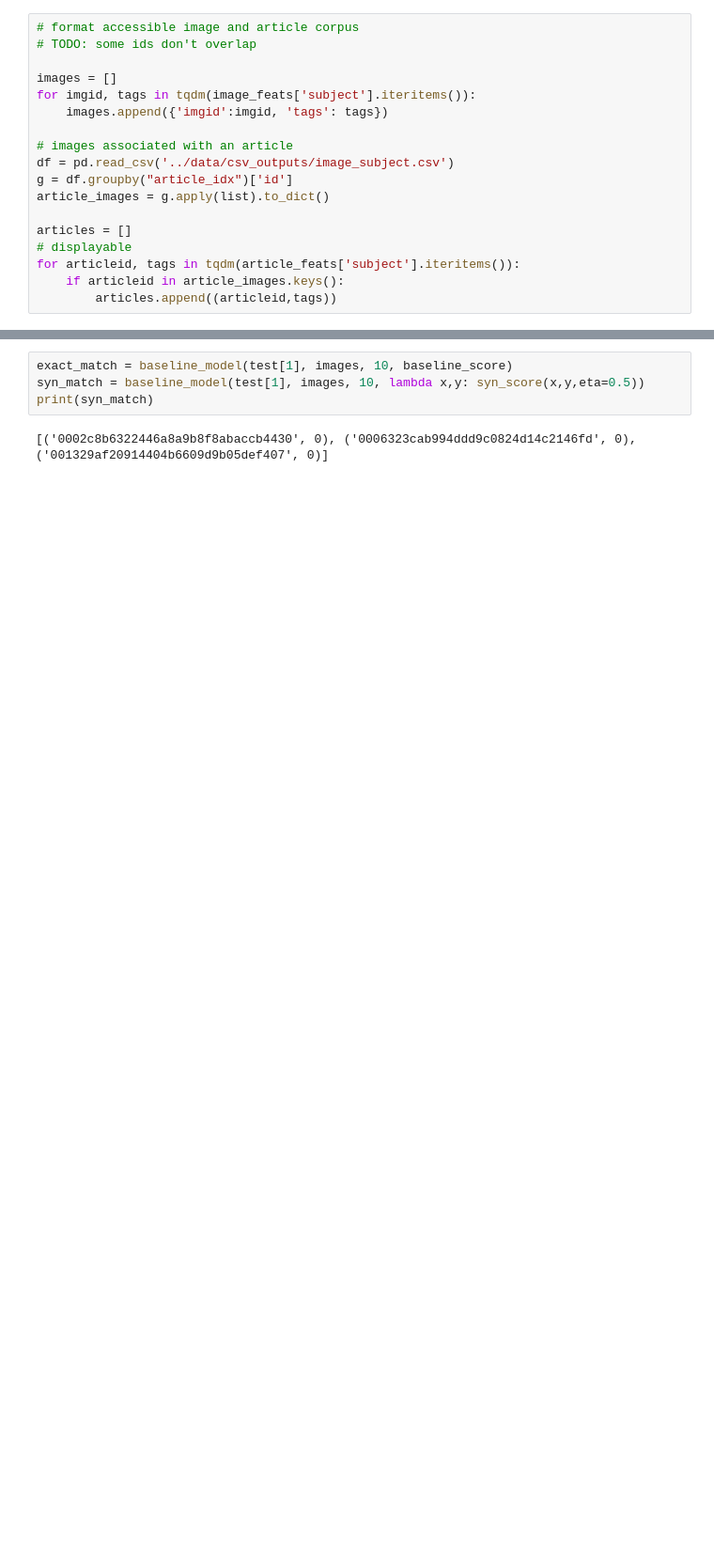
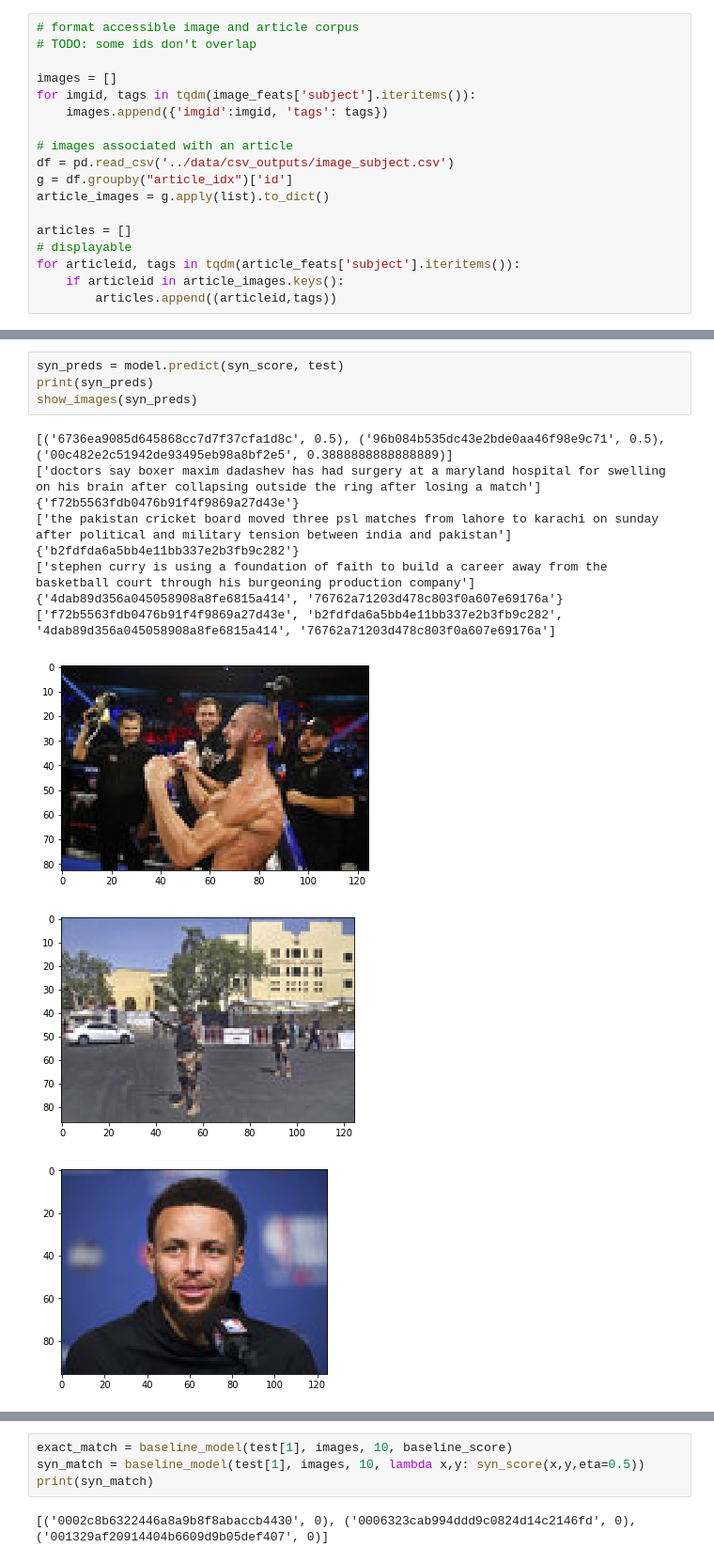
Before and after one commit to phoebewong/AC297r_2019_Associated_Press, a Jupyter notebook: notebooks/knn-model.ipynb, the cells around one changed output, grey strips where cells are left out. Shown: that part at 94% size. Drawn from its saved outputs; the diff is of its cells as text; blank space fills up the shorter version.

```diff
--- a/notebooks/knn-model.ipynb
+++ b/notebooks/knn-model.ipynb
@@ -169,0 +209,16 @@ show_images(preds)
+# %%
+syn_preds = model.predict(syn_score, test)
+print(syn_preds)
+show_images(syn_preds)
+# %% [output]
+[('6736ea9085d645868cc7d7f37cfa1d8c', 0.5), ('96b084b535dc43e2bde0aa46f98e9c71', 0.5), ('00c482e2c51942de93495eb98a8bf2e5', 0.3888888888888889)]
+['doctors say boxer maxim dadashev has had surgery at a maryland hospital for swelling on his brain after collapsing outside the ring after losing a match']
+{'f72b5563fdb0476b91f4f9869a27d43e'}
+['the pakistan cricket board moved three psl matches from lahore to karachi on sunday after political and military tension between india and pakistan']
+{'b2fdfda6a5bb4e11bb337e2b3fb9c282'}
+['stephen curry is using a foundation of faith to build a career away from the basketball court through his burgeoning production company']
+{'4dab89d356a045058908a8fe6815a414', '76762a71203d478c803f0a607e69176a'}
+['f72b5563fdb0476b91f4f9869a27d43e', 'b2fdfda6a5bb4e11bb337e2b3fb9c282', '4dab89d356a045058908a8fe6815a414', '76762a71203d478c803f0a607e69176a']
+[figure, added]
+[figure, added]
+[figure, added]
```
Also changed, not shown: parts of 7 cells of this notebook.
